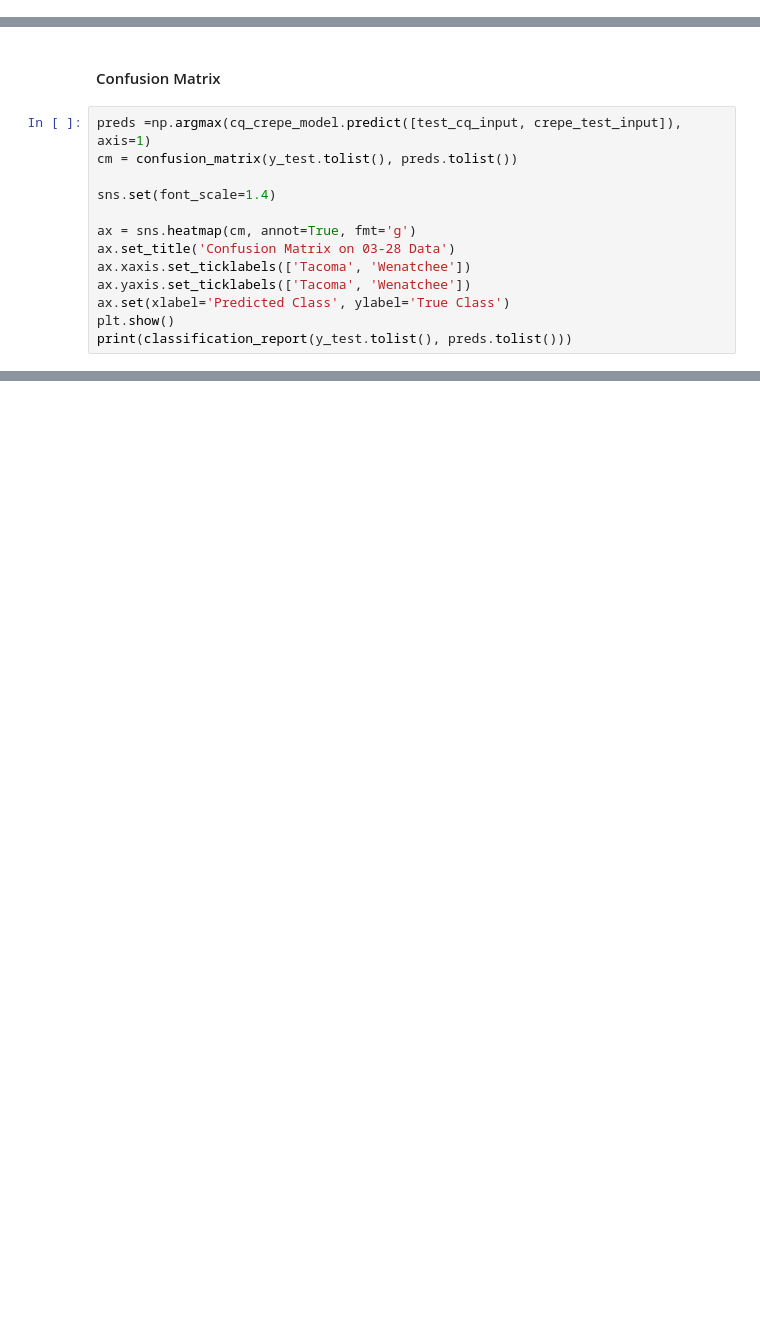
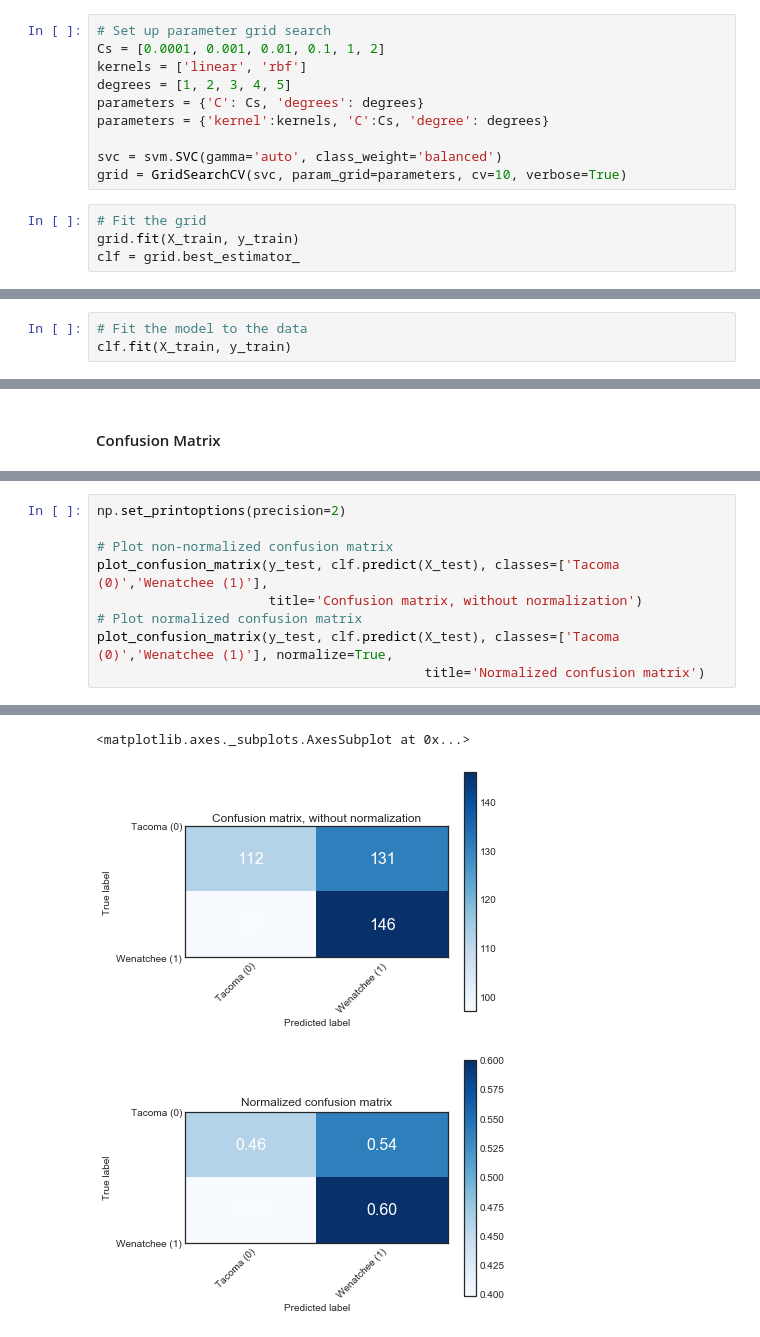
Before and after one commit to SingingData/Industrial-Audio-Classification, a Jupyter notebook: Notebooks/Audio-Classifiers/Ferry-Classification-CREPE-only.ipynb, the cells around one changed output, grey strips where cells are left out. Drawn from its saved outputs; the diff is of its cells as text; blank space fills up the shorter version.

```diff
--- a/Notebooks/Audio-Classifiers/Audio-Classifier-Multi-Input-Crepe-ContstantQ.ipynb
+++ b/Notebooks/Audio-Classifiers/Ferry-Classification-CREPE-only.ipynb
@@ -410,0 +432,14 @@ cq_crepe_model.evaluate([test_cq_input, crepe_test_input],y_test_labels)
+# %%
+# Set up parameter grid search
+Cs = [0.0001, 0.001, 0.01, 0.1, 1, 2]
+kernels = ['linear', 'rbf']
+degrees = [1, 2, 3, 4, 5]
+parameters = {'C': Cs, 'degrees': degrees}
+parameters = {'kernel':kernels, 'C':Cs, 'degree': degrees}
+
+svc = svm.SVC(gamma='auto', class_weight='balanced')
+grid = GridSearchCV(svc, param_grid=parameters, cv=10, verbose=True)
+# %%
+# Fit the grid
+grid.fit(X_train, y_train)
+clf = grid.best_estimator_
@@ -410,0 +449,3 @@ cq_crepe_model.evaluate([test_cq_input, crepe_test_input],y_test_labels)
+# %%
+# Fit the model to the data
+clf.fit(X_train, y_train)
@@ -411,15 +469,2 @@ cq_crepe_model.evaluate([test_cq_input, crepe_test_input],y_test_labels)
 # %% [markdown]
 #### Confusion Matrix
-# %%
-preds =np.argmax(cq_crepe_model.predict([test_cq_input, crepe_test_input]), axis=1)
-cm = confusion_matrix(y_test.tolist(), preds.tolist())
-
-sns.set(font_scale=1.4)
-
-ax = sns.heatmap(cm, annot=True, fmt='g')
-ax.set_title('Confusion Matrix on 03-28 Data')
-ax.xaxis.set_ticklabels(['Tacoma', 'Wenatchee'])
-ax.yaxis.set_ticklabels(['Tacoma', 'Wenatchee'])
-ax.set(xlabel='Predicted Class', ylabel='True Class')
-plt.show()
-print(classification_report(y_test.tolist(), preds.tolist()))
@@ -433,0 +537,10 @@ avg / total       0.98      0.98      0.98       162
+# %%
+np.set_printoptions(precision=2)
+
+# Plot non-normalized confusion matrix
+plot_confusion_matrix(y_test, clf.predict(X_test), classes=['Tacoma (0)','Wenatchee (1)'],
+                      title='Confusion matrix, without normalization')
+# Plot normalized confusion matrix
+plot_confusion_matrix(y_test, clf.predict(X_test), classes=['Tacoma (0)','Wenatchee (1)'], normalize=True,
+                                          title='Normalized confusion matrix')
+# %% [output]
@@ -433,0 +553,3 @@ avg / total       0.98      0.98      0.98       162
+<matplotlib.axes._subplots.AxesSubplot at 0x...>
+[figure, added]
+[figure, added]
```
Also changed, not shown: parts of 60 cells of this notebook, 9 other files.
